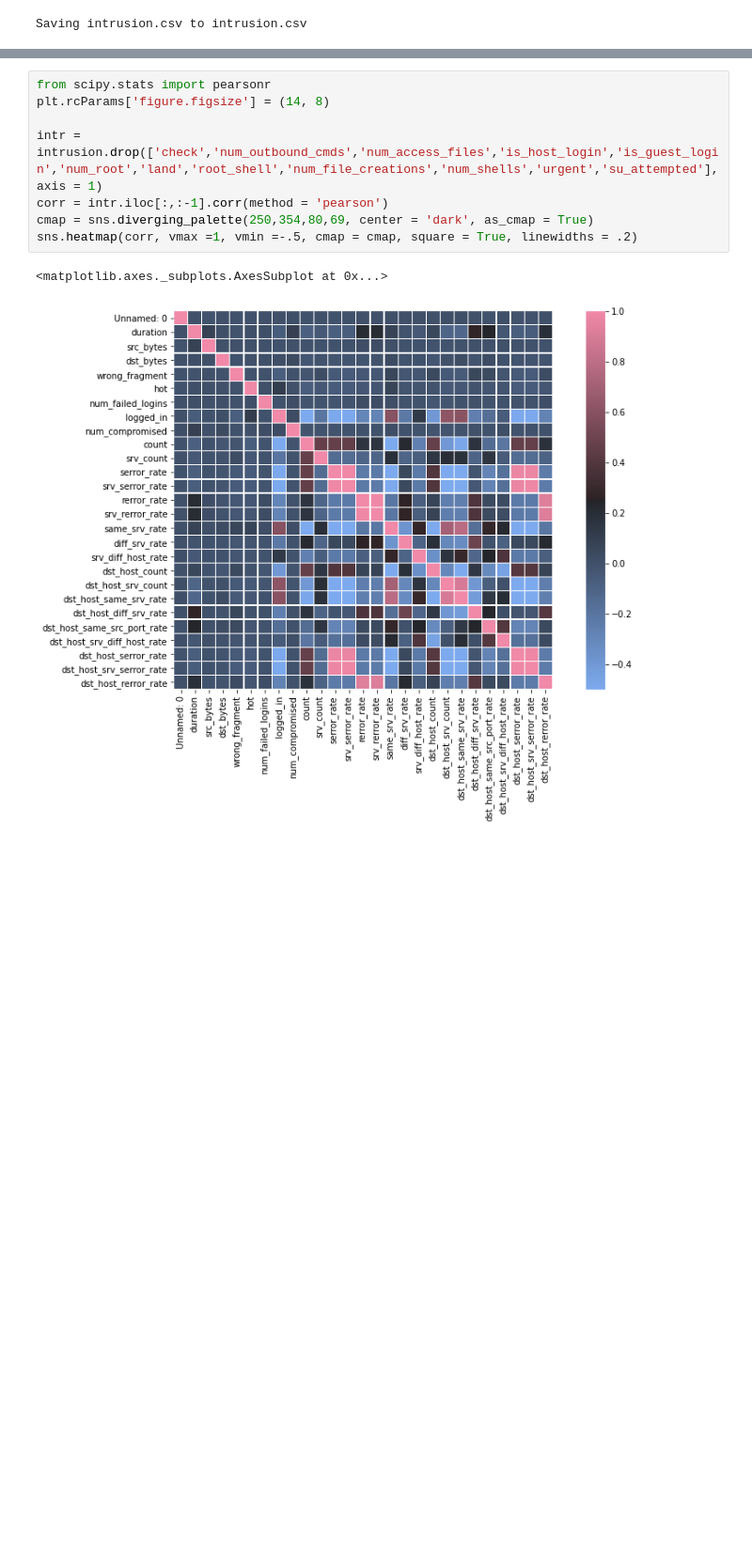
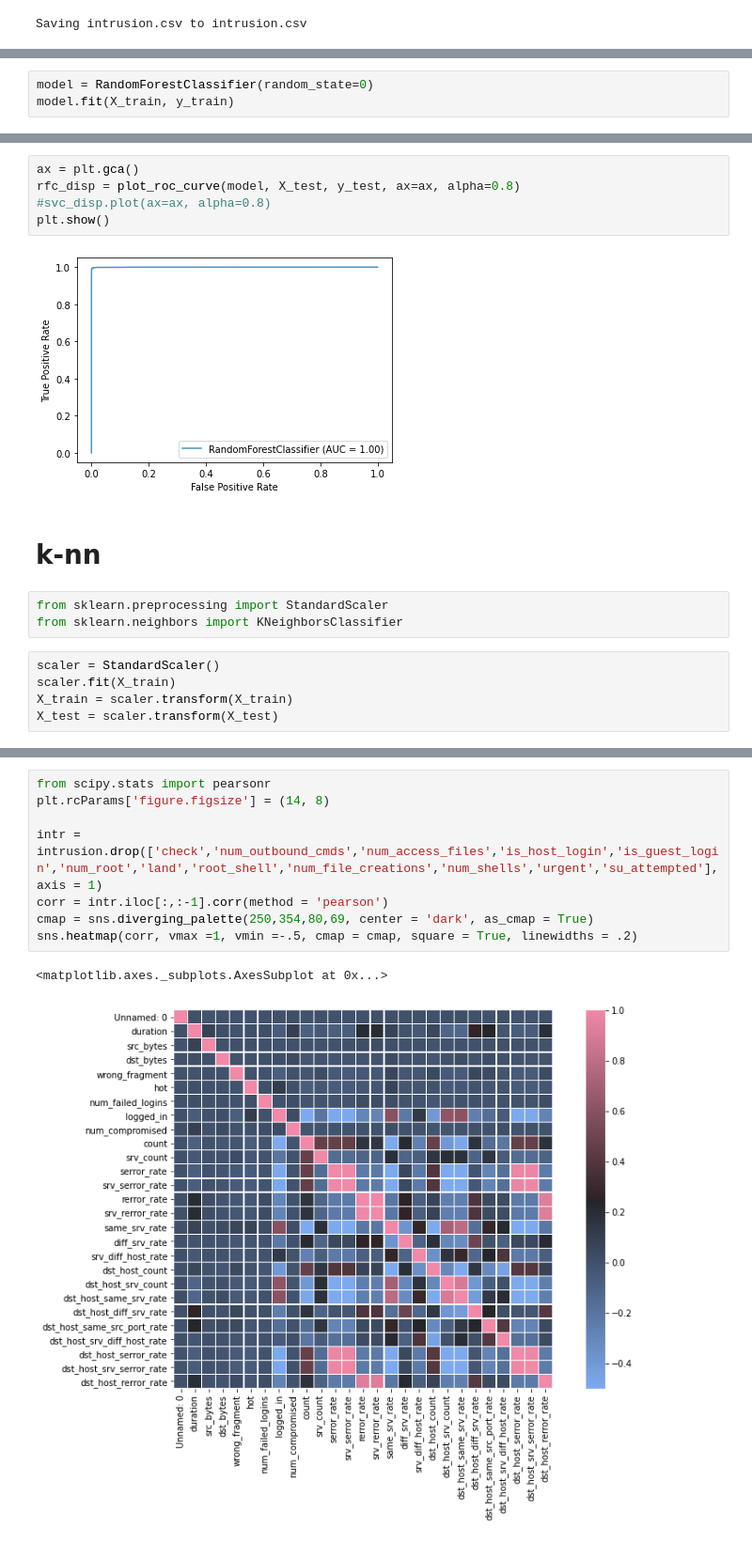
Before and after one commit to riddhigarg2605/Network-traffic-analysis-using-ML, a Jupyter notebook: Network_Intrusion_analysis.ipynb, the cells around one changed output, grey strips where cells are left out. Shown at 94% size. Saved outputs shown, nothing was run; the diff lists cells and outputs as text; blank space fills up the shorter version.

```diff
--- a/Network_Intrusion_analysis.ipynb
+++ b/Network_Intrusion_analysis.ipynb
@@ -35,0 +169,3 @@ plt.rcParams['figure.figsize'] = (6, 4)
+# %%
+model = RandomForestClassifier(random_state=0)
+model.fit(X_train, y_train)
@@ -35,0 +208,17 @@ plt.rcParams['figure.figsize'] = (6, 4)
+# %%
+ax = plt.gca()
+rfc_disp = plot_roc_curve(model, X_test, y_test, ax=ax, alpha=0.8)
+#svc_disp.plot(ax=ax, alpha=0.8)
+plt.show()
+# %% [output]
+[figure, added]
+# %% [markdown]
+# k-nn
+# %%
+from sklearn.preprocessing import StandardScaler
+from sklearn.neighbors import KNeighborsClassifier
+# %%
+scaler = StandardScaler()
+scaler.fit(X_train)
+X_train = scaler.transform(X_train)
+X_test = scaler.transform(X_test)
```
Also changed, not shown: parts of 78 cells of this notebook.
